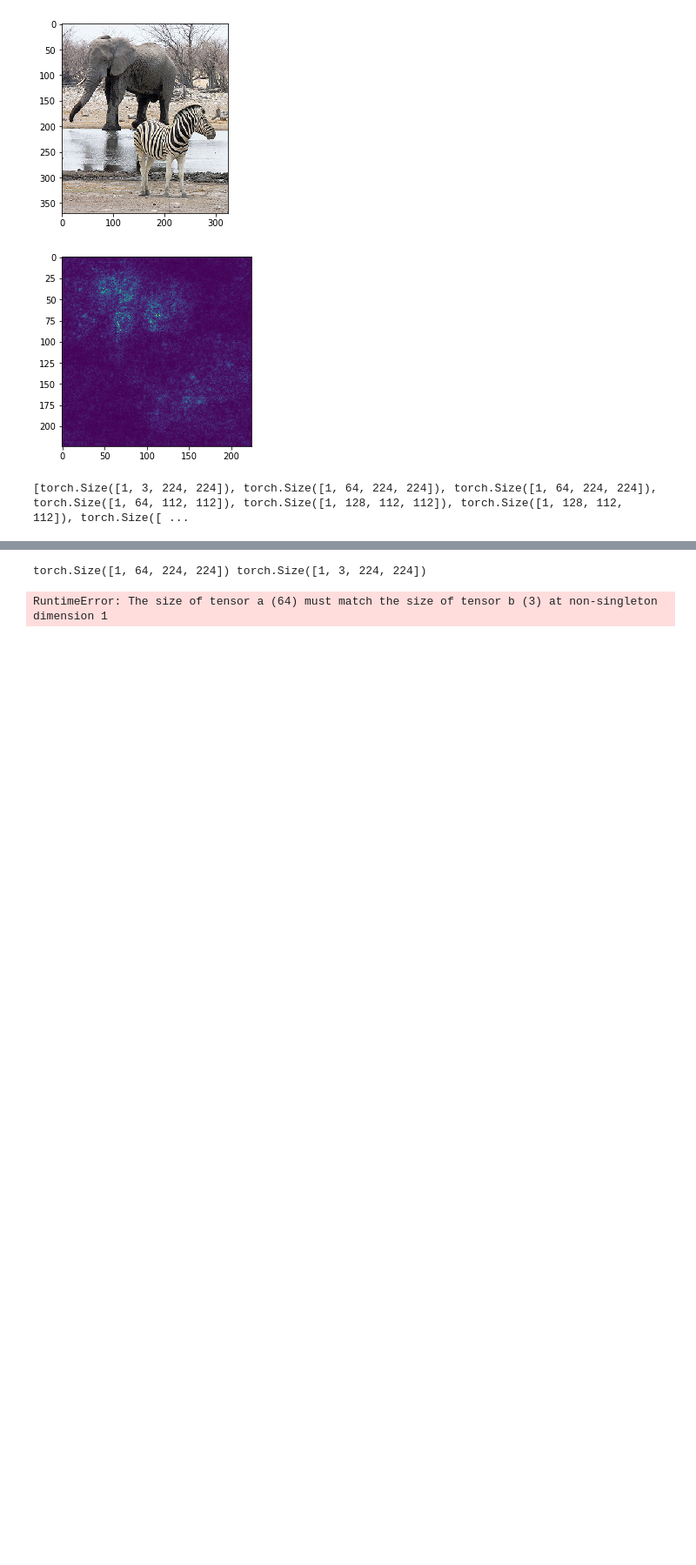
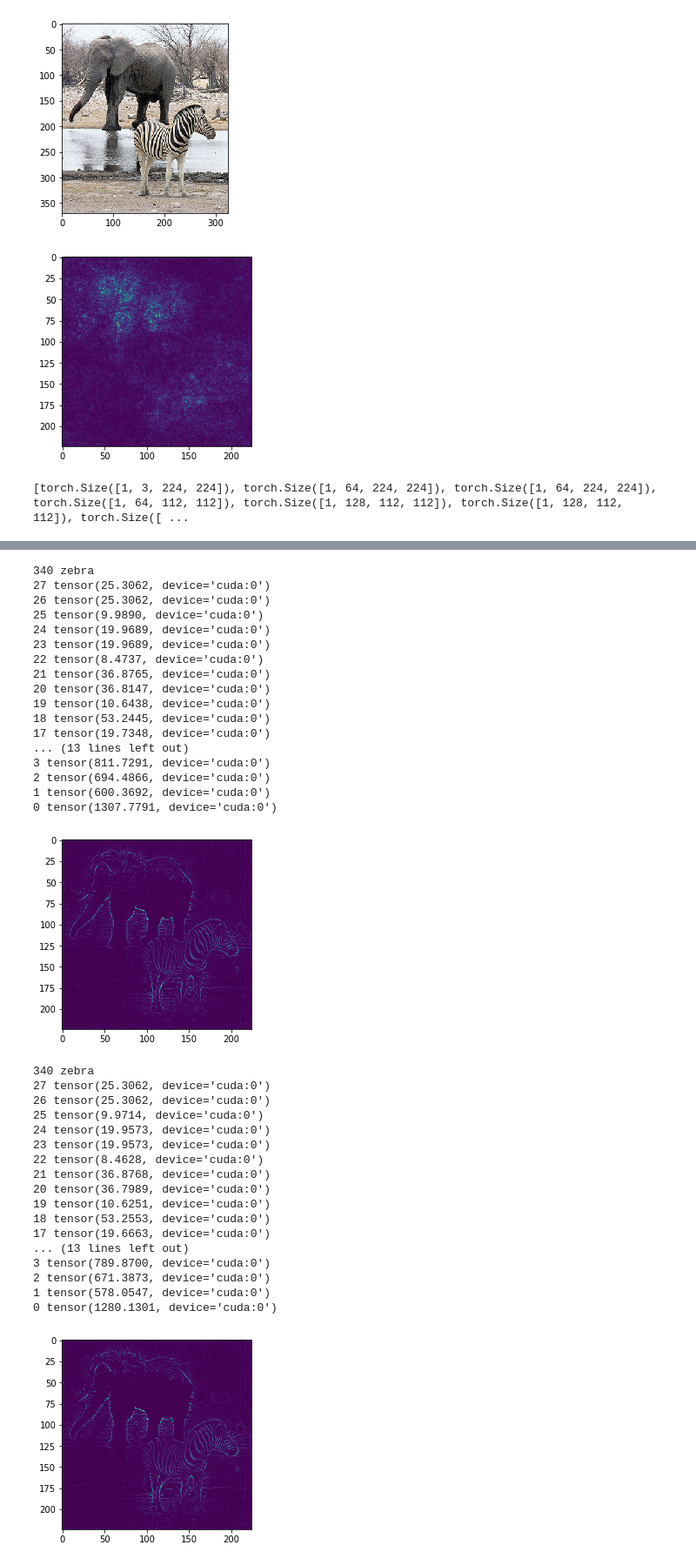
Before and after one commit to caochunshui/Feedback-CNN, a Jupyter notebook: vgg_fr.ipynb, the cells around one changed output, grey strips where cells are left out. Shown at 87% size. Cells and saved outputs as stored; diff of their text form; code cells hidden in the pictures; blank space fills up the shorter version.

```diff
--- a/vgg_fr.ipynb
+++ b/vgg_fr.ipynb
@@ -462,19 +410,53 @@ torch.Size([1, 1000]) torch.Size([1, 1000])
 # %%
 for iter in range(3):
     output = feedback_model(t_img)
     _, label = torch.max(output, 1)
-    label = label.numpy()[0]
+    label = label.cpu().numpy()[0]
     print(label, class_map[label])
-    gradients = torch.zeros(*output.size())
+    gradients = torch.zeros(*output.size()).to(device)
     gradients[0, label] = 1.0
     image_grad = feedback_model.backward(gradients)
     image_grad = image_grad.squeeze(0).permute(1, 2, 0)
-    gradient_map = torch.abs(image_grad).numpy()
+    gradient_map = torch.abs(image_grad).cpu().numpy()
     gradient_map = np.max(gradient_map, 2)
     gradient_map = gradient_map / np.max(gradient_map)
     plt.subplots(1)
     plt.imshow(gradient_map)
     plt.show()
 # %% [output]
-torch.Size([1, 64, 224, 224]) torch.Size([1, 3, 224, 224])
+340 zebra
+27 tensor(25.3062, device='cuda:0')
+26 tensor(25.3062, device='cuda:0')
+25 tensor(9.9890, device='cuda:0')
+24 tensor(19.9689, device='cuda:0')
+23 tensor(19.9689, device='cuda:0')
+22 tensor(8.4737, device='cuda:0')
+21 tensor(36.8765, device='cuda:0')
+20 tensor(36.8147, device='cuda:0')
+19 tensor(10.6438, device='cuda:0')
+18 tensor(53.2445, device='cuda:0')
+17 tensor(19.7348, device='cuda:0')
+... (13 lines left out)
+3 tensor(811.7291, device='cuda:0')
+2 tensor(694.4866, device='cuda:0')
+1 tensor(600.3692, device='cuda:0')
+0 tensor(1307.7791, device='cuda:0')
+[figure, added]
-RuntimeError: The size of tensor a (64) must match the size of tensor b (3) at non-singleton dimension 1
+340 zebra
+27 tensor(25.3062, device='cuda:0')
+26 tensor(25.3062, device='cuda:0')
+25 tensor(9.9714, device='cuda:0')
+24 tensor(19.9573, device='cuda:0')
+23 tensor(19.9573, device='cuda:0')
+22 tensor(8.4628, device='cuda:0')
+21 tensor(36.8768, device='cuda:0')
+20 tensor(36.7989, device='cuda:0')
+19 tensor(10.6251, device='cuda:0')
+18 tensor(53.2553, device='cuda:0')
+17 tensor(19.6663, device='cuda:0')
+... (13 lines left out)
+3 tensor(789.8700, device='cuda:0')
+2 tensor(671.3873, device='cuda:0')
+1 tensor(578.0547, device='cuda:0')
+0 tensor(1280.1301, device='cuda:0')
+[figure, added]
```
Also changed, not shown: parts of 10 cells of this notebook, 2 other files.
